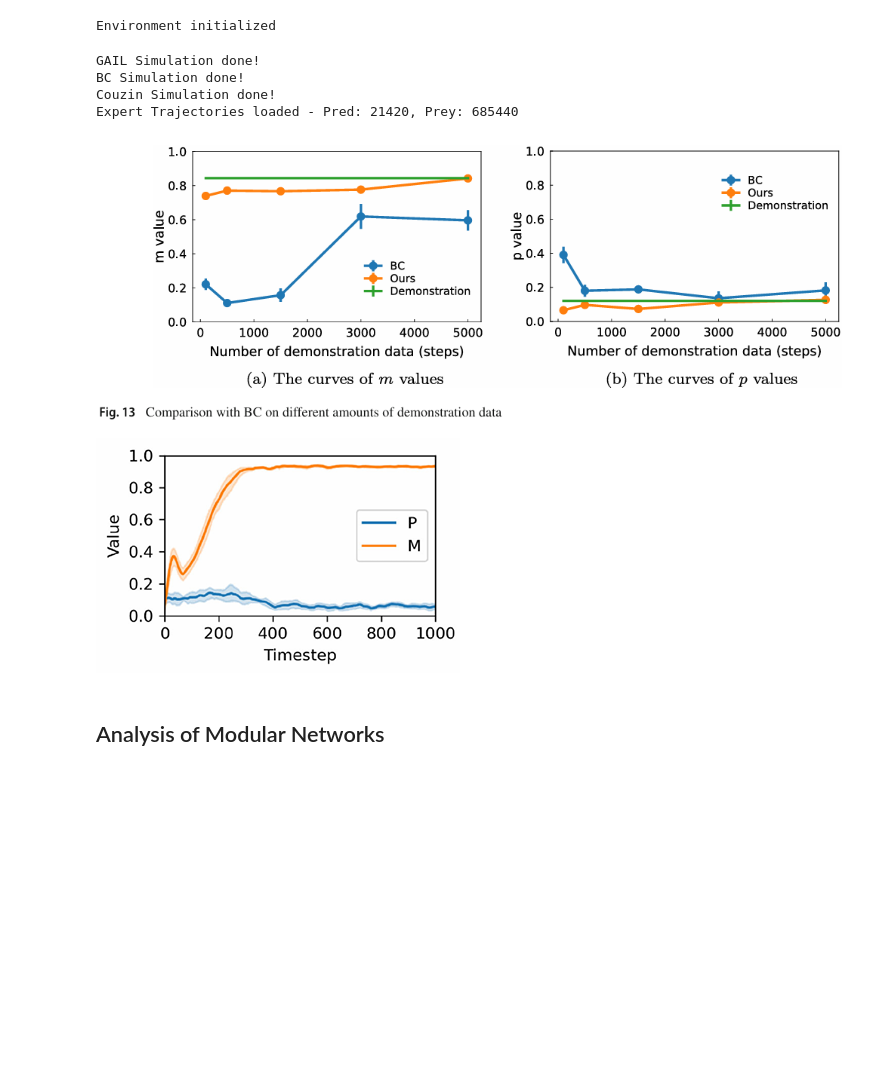
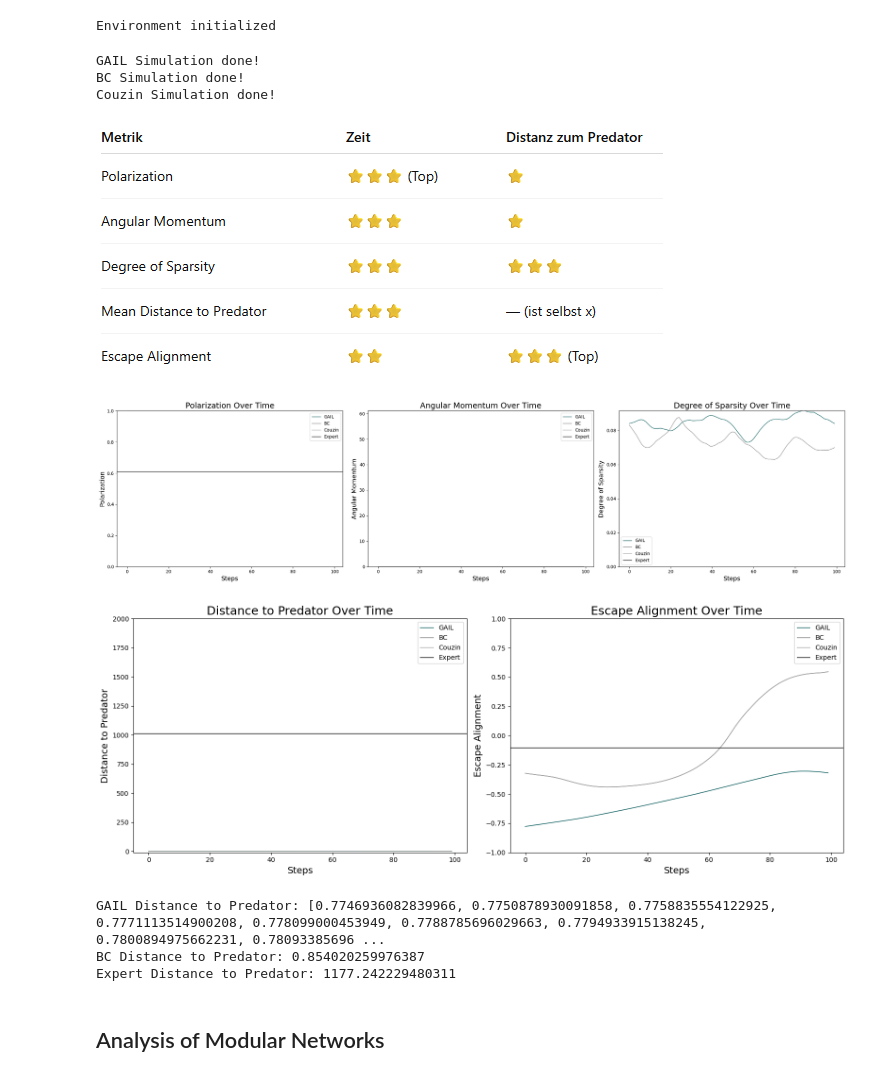
Before and after one commit to wirthy21/Master-Thesis, a Jupyter notebook: notebooks/3.1 policy evaluation.ipynb, the cells around one changed output. Drawn from its saved outputs; the diff is of its cells as text; code cells hidden in the pictures; blank space fills up the shorter version.

Commit message:
Policy Evaluation

```diff
--- a/notebooks/3.1 policy evaluation.ipynb
+++ b/notebooks/3.1 policy evaluation.ipynb
@@ -19,11 +20,15 @@ from models.Buffer import Pool, Buffer
 # %% [markdown]
 ## Model Comparison using Swarm Metrics
 # %%
-num_steps = 100
+gail_folder = "GAIL Training - 19.11.2025_18.52 - Couzin Data"
+bc_folder = "BC Training - 19.11.2025_18.52 - Couzin Data"
 
-model_folder = rf"..\models\trained_policies"
-data_path = rf'..\data\processed\pred_prey_interactions\expert_tensors\33'
-ftw_path = rf"..\data\processed\pred_prey_interactions\full_track_windows\33"
+model_folder = rf"..\data\2. Training\training"
+gail_path = os.path.join(model_folder, "GAIL", gail_folder)
+bc_path = os.path.join(model_folder, "BC", bc_folder)
+
+expert_path = rf'..\data\1. Data Processing\processed\video\expert_tensors\yolo_detected\expert_metrics_yd.pkl'
+ftw_path = rf'..\data\1. Data Processing\processed\video\3. full_track_windows'
 device = torch.device("cuda" if torch.cuda.is_available() else "cpu")
 # %%
 start_frame_pool = Pool(max_length=12100, device=device)
@@ -36,15 +41,17 @@ print("Environment initialized")
 # %% [output]
 Environment initialized
 # %%
+num_steps = 100
+
 # GAIL Simulation
-gail_pred_policy = torch.load(os.path.join(model_folder, "bc_pred_policy.pt"), weights_only=False)
-gail_prey_policy = torch.load(os.path.join(model_folder, "bc_prey_policy.pt"), weights_only=False)
+gail_pred_policy = torch.load(os.path.join(gail_path, "bc_pred_policy.pt"), weights_only=False)
+gail_prey_policy = torch.load(os.path.join(gail_path, "bc_prey_policy.pt"), weights_only=False)
 gail_metrics = run_policies_in_steps(env, gail_pred_policy, gail_prey_policy, steps=num_steps, render=False)
 print("GAIL Simulation done!")
 
 # BC Simulation
-bc_pred_policy = torch.load(os.path.join(model_folder, "bc_pred_policy.pt"), weights_only=False)
-bc_prey_policy = torch.load(os.path.join(model_folder, "bc_prey_policy.pt"), weights_only=False)
+bc_pred_policy = torch.load(os.path.join(bc_path, "bc_pred_policy.pt"), weights_only=False)
+bc_prey_policy = torch.load(os.path.join(bc_path, "bc_prey_policy.pt"), weights_only=False)
 bc_metrics = run_policies_in_steps(env, bc_pred_policy, bc_prey_policy, steps=num_steps, render=False)
 print("BC Simulation done!")
 
@@ -53,16 +60,12 @@ pred_tensor, prey_tensor, pred_log, prey_log = run_couzin_simulation(visualizati
 print("Couzin Simulation done!")
 
 # Load Expert Data
-expert_buffer = Buffer(pred_max_length=23000, prey_max_length=700000, device=device)
-expert_buffer.add_expert(data_path)
-len_exp_pred, len_exp_prey = expert_buffer.lengths()
-print(f"Expert Trajectories loaded - Pred: {len_exp_pred}, Prey: {len_exp_prey}")
+with open(expert_path, "rb") as f:
+    expert_data = pickle.load(f)
+expert_metrics = compute_expert_metrics(expert_data, 33)
 # %% [output]
 GAIL Simulation done!
 BC Simulation done!
 Couzin Simulation done!
-Expert Trajectories loaded - Pred: 21420, Prey: 685440
 # %% [markdown]
-![image.png](attachment:image.png)
-
-![image-2.png](attachment:image-2.png)
+![image-3.png](attachment:image-3.png)
@@ -88,0 +138,4 @@ def plot_swarm_metrics(gail_metrics, bc_metrics, couzin_metrics, expert_buffer,
+# %%
+plot_swarm_metrics(gail_metrics, bc_metrics, bc_metrics, expert_metrics)
+# %% [output]
+[figure, added]
@@ -89,3 +190,23 @@ def plot_swarm_metrics(gail_metrics, bc_metrics, couzin_metrics, expert_buffer,
+# %%
+plot_pred_prey_metrics(gail_metrics, bc_metrics, bc_metrics, expert_metrics)
+# %% [output]
+[figure, added]
+# %%
+df_gail = pd.DataFrame(gail_metrics)
+df_bc = pd.DataFrame(bc_metrics)
+
+
+gail_dtp = list(df_gail["distance_to_predator"])
+bc_dtp = list(df_bc["distance_to_predator"])
+expert_dtp = float(expert_metrics["distance_to_predator"])
+
+print("GAIL Distance to Predator:", gail_dtp)
+print("BC Distance to Predator:", np.mean(bc_dtp))
+print("Expert Distance to Predator:", expert_dtp)
+# %% [output]
+GAIL Distance to Predator: [0.7746936082839966, 0.7750878930091858, 0.7758835554122925, 0.7771113514900208, 0.778099000453949, 0.7788785696029663, 0.7794933915138245, 0.7800894975662231, 0.78093385696 ...
+BC Distance to Predator: 0.854020259976387
+Expert Distance to Predator: 1177.242229480311
 # %% [markdown]
 ## Analysis of Modular Networks
 # %% [markdown]
```
Also changed, not shown: parts of 4 cells of this notebook, 9 other files.
